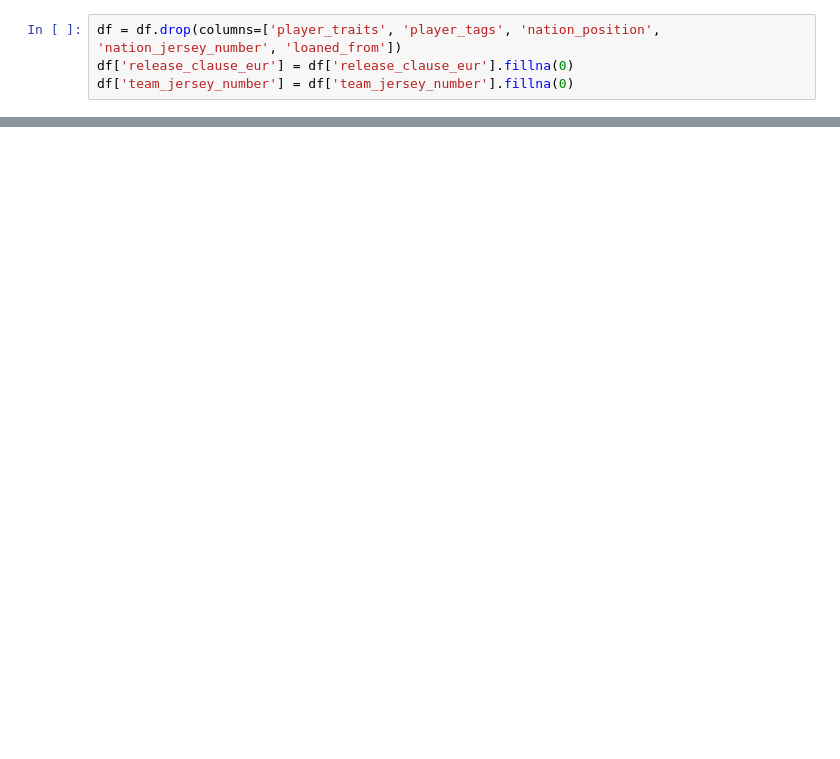
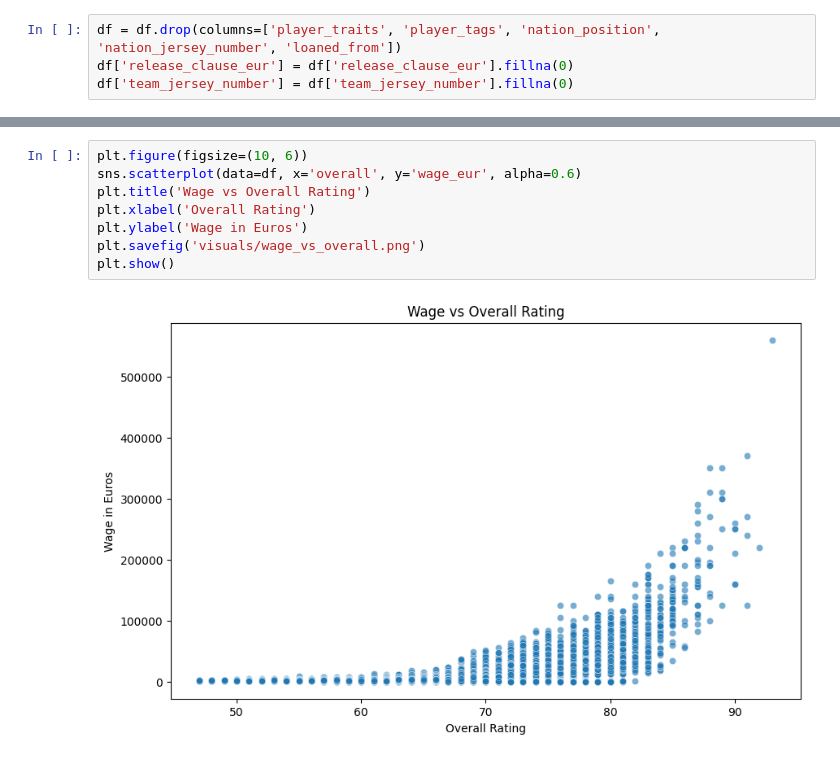
Before and after one commit to niraj713/fifa-player-stats-eda, a Jupyter notebook: notebooks/fifa_player_eda.ipynb, the cells around one changed output, grey strips where cells are left out. Drawn from its saved outputs; the diff is of its cells as text; blank space fills up the shorter version.

```diff
--- a/notebooks/fifa_player_eda.ipynb
+++ b/notebooks/fifa_player_eda.ipynb
@@ -109,0 +259,10 @@ plt.show()
+# %%
+plt.figure(figsize=(10, 6))
+sns.scatterplot(data=df, x='overall', y='wage_eur', alpha=0.6)
+plt.title('Wage vs Overall Rating')
+plt.xlabel('Overall Rating')
+plt.ylabel('Wage in Euros')
+plt.savefig('visuals/wage_vs_overall.png')
+plt.show()
+# %% [output]
+[figure, added]
```
Also changed, not shown: parts of 21 cells of this notebook.
